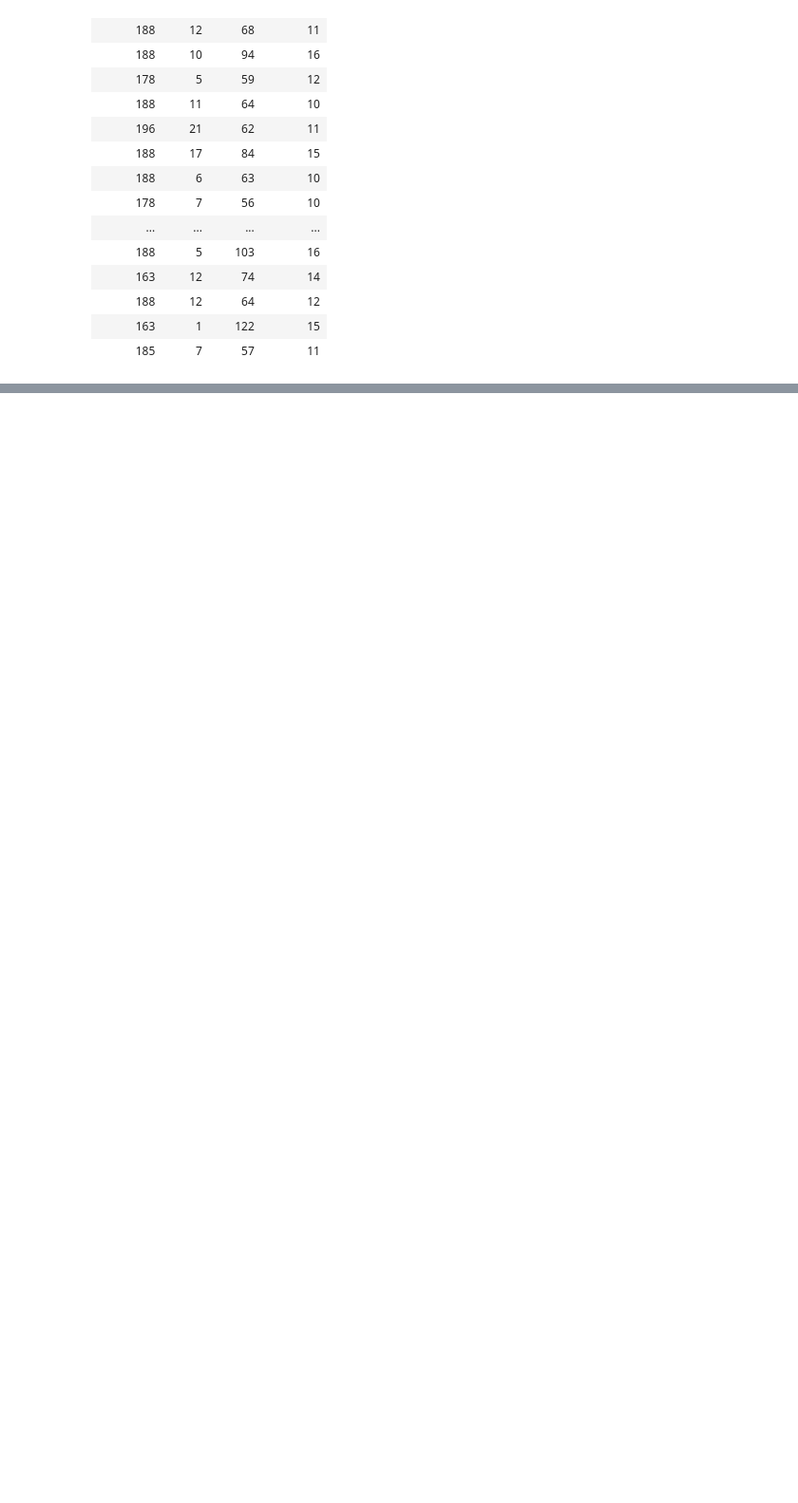
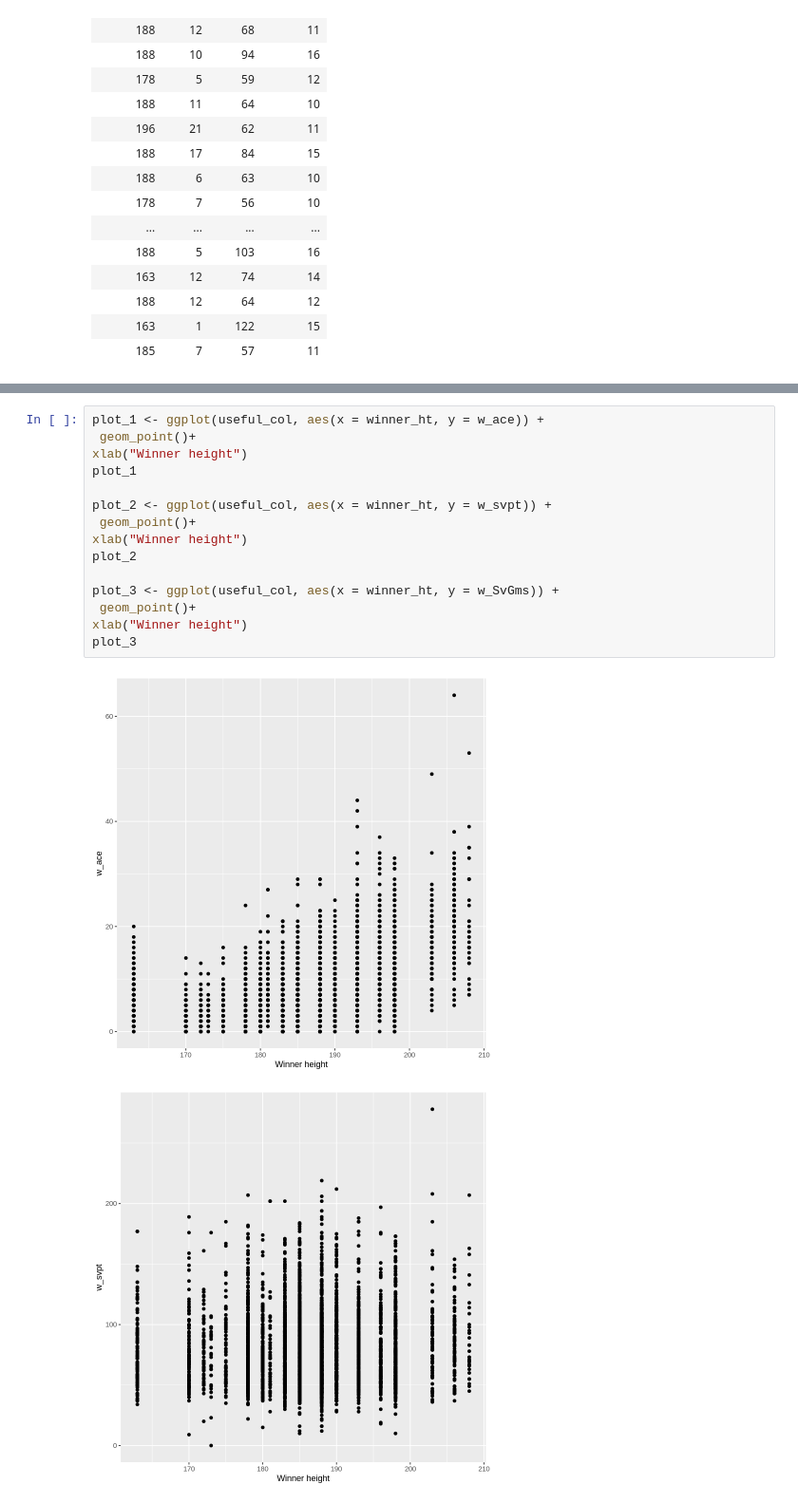
Before and after one commit to Tom0809/Group-Project, a Jupyter notebook: Group Project.ipynb, the cells around one changed output, grey strips where cells are left out. Shown at 95% size. Drawn from its saved outputs; the diff is of its cells as text; blank space fills up the shorter version.

```diff
--- a/Group Project.ipynb
+++ b/Group Project.ipynb
@@ -152,0 +191,18 @@ A tibble: 1 × 4
+# %%
+plot_1 <- ggplot(useful_col, aes(x = winner_ht, y = w_ace)) +
+ geom_point()+
+xlab("Winner height")
+plot_1
+
+plot_2 <- ggplot(useful_col, aes(x = winner_ht, y = w_svpt)) +
+ geom_point()+
+xlab("Winner height")
+plot_2
+
+plot_3 <- ggplot(useful_col, aes(x = winner_ht, y = w_SvGms)) +
+ geom_point()+
+xlab("Winner height")
+plot_3
+# %% [output]
+[figure, added]
+[figure, added]
```
Also changed, not shown: parts of 4 cells of this notebook.
